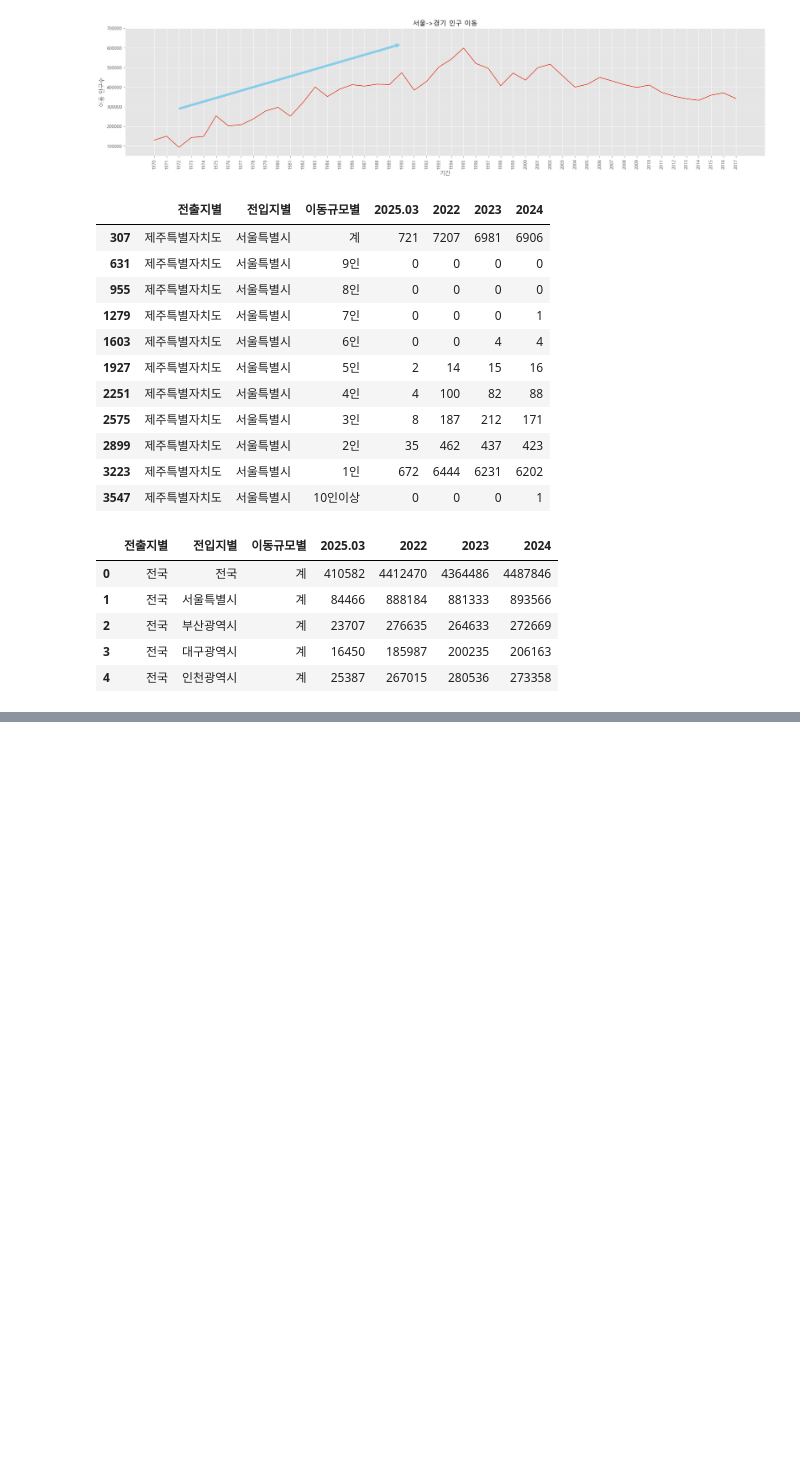
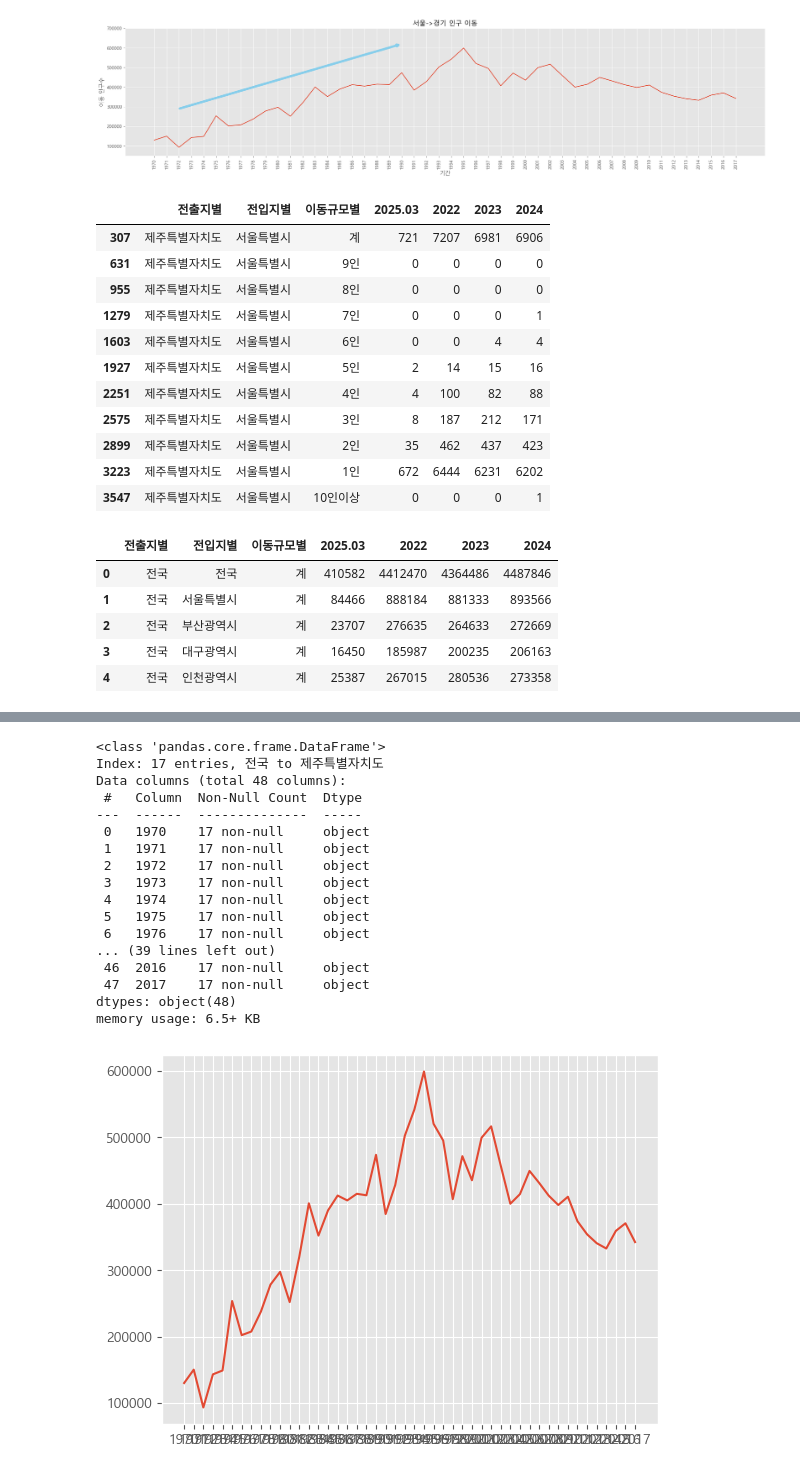
Before and after one commit to zailinliu/Pandas_study, a Jupyter notebook: part4-1.ipynb, the cells around one changed output, grey strips where cells are left out. Cells and saved outputs as stored; diff of their text form; code cells hidden in the pictures; blank space fills up the shorter version.

```diff
--- a/part4-1.ipynb
+++ b/part4-1.ipynb
@@ -293,0 +277,11 @@ plt.show()
+# %%
+# 화면 4분할 그래프
+import pandas as pd
+from matplotlib import pyplot as plt
+from matplotlib import font_manager, rc
+font_path = './data/malgun.ttf'
+font_name = font_manager.FontProperties(fname=font_path).get_name()
+rc('font', family=font_name)
+
+df = pd.read_excel('./data-4/시도별_전출입_인구수.xlsx')
+df.head()
@@ -293,0 +296,4 @@ plt.show()
+# %%
+# 누락값을 앞 데이터로 채움
+df = df.ffill()
+df.head()
@@ -293,0 +308,32 @@ plt.show()
+# %%
+# 서울에서 다른 지역으로 이동한 데이터만 추출하여 정리
+mask = (df['전출지별'] == '서울특별시') & (df['전입지별'] != '서울특별시')
+df_seoul = df[mask]
+# 전출지별 열을 삭제하기
+df_seoul = df_seoul.drop(['전출지별'], axis=1)
+# 전입지별을 전입지로 열이름 변경하기
+df_seoul = df_seoul.rename({'전입지별': '전입지'}, axis=1)
+df_seoul = df_seoul.set_index('전입지')
+df_seoul.info()
+df_seoul.loc['경기도']
+plt.plot(sr_one.index, sr_one.values)
+plt.show()
+# %% [output]
+<class 'pandas.core.frame.DataFrame'>
+Index: 17 entries, 전국 to 제주특별자치도
+Data columns (total 48 columns):
+ #   Column  Non-Null Count  Dtype
+---  ------  --------------  -----
+ 0   1970    17 non-null     object
+ 1   1971    17 non-null     object
+ 2   1972    17 non-null     object
+ 3   1973    17 non-null     object
+ 4   1974    17 non-null     object
+ 5   1975    17 non-null     object
+ 6   1976    17 non-null     object
+... (39 lines left out)
+ 46  2016    17 non-null     object
+ 47  2017    17 non-null     object
+dtypes: object(48)
+memory usage: 6.5+ KB
+[figure, added]
```
Also changed, not shown: parts of 13 cells of this notebook, 4 other files.
